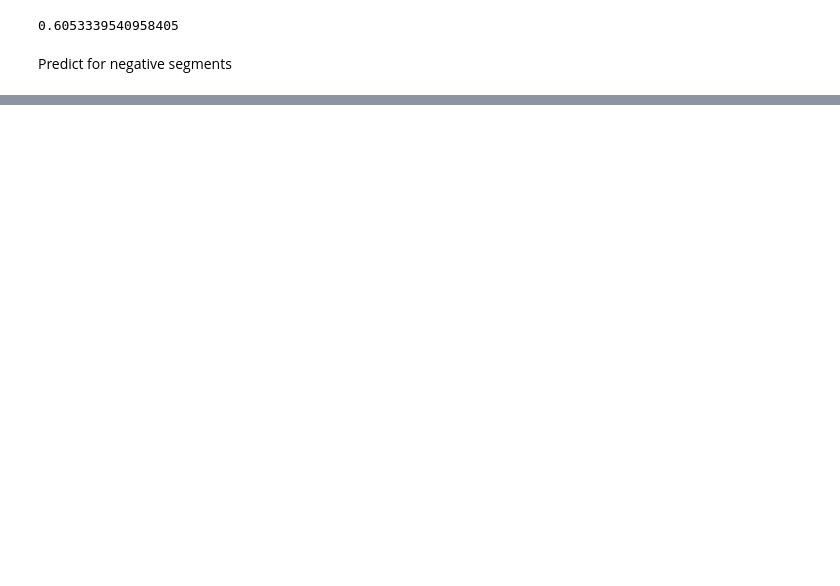
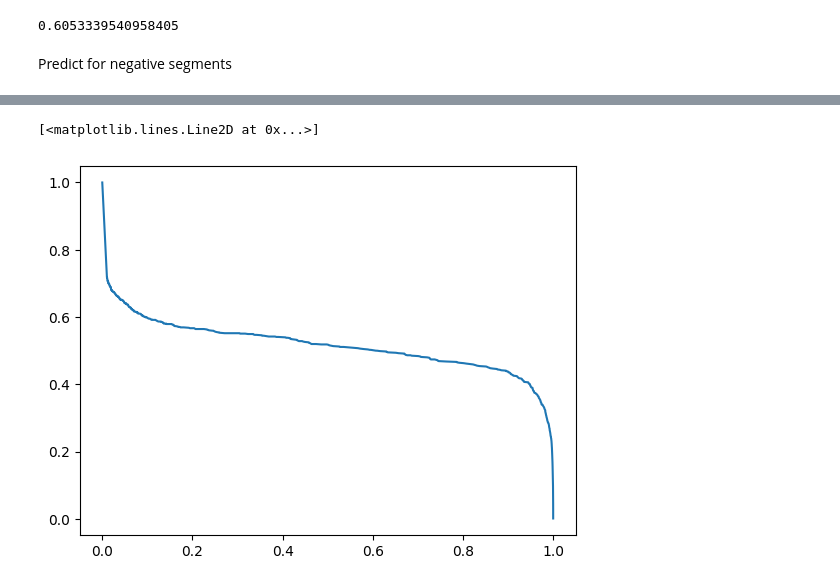
Before and after one commit to hdogan84/insect_cnn, a Jupyter notebook: notebooks/06_BirdNet_Predictions.ipynb, the cells around one changed output, grey strips where cells are left out. Drawn from its saved outputs; the diff is of its cells as text; code cells hidden in the pictures; blank space fills up the shorter version.

```diff
--- a/notebooks/06_BirdNet_Predictions.ipynb
+++ b/notebooks/06_BirdNet_Predictions.ipynb
@@ -95,0 +137,5 @@ plt.show()
+# %%
+plt.plot(thr, recall[:-1])
+# %% [output]
+[<matplotlib.lines.Line2D at 0x...>]
+[figure, added]
```
Also changed, not shown: parts of 7 cells of this notebook.
